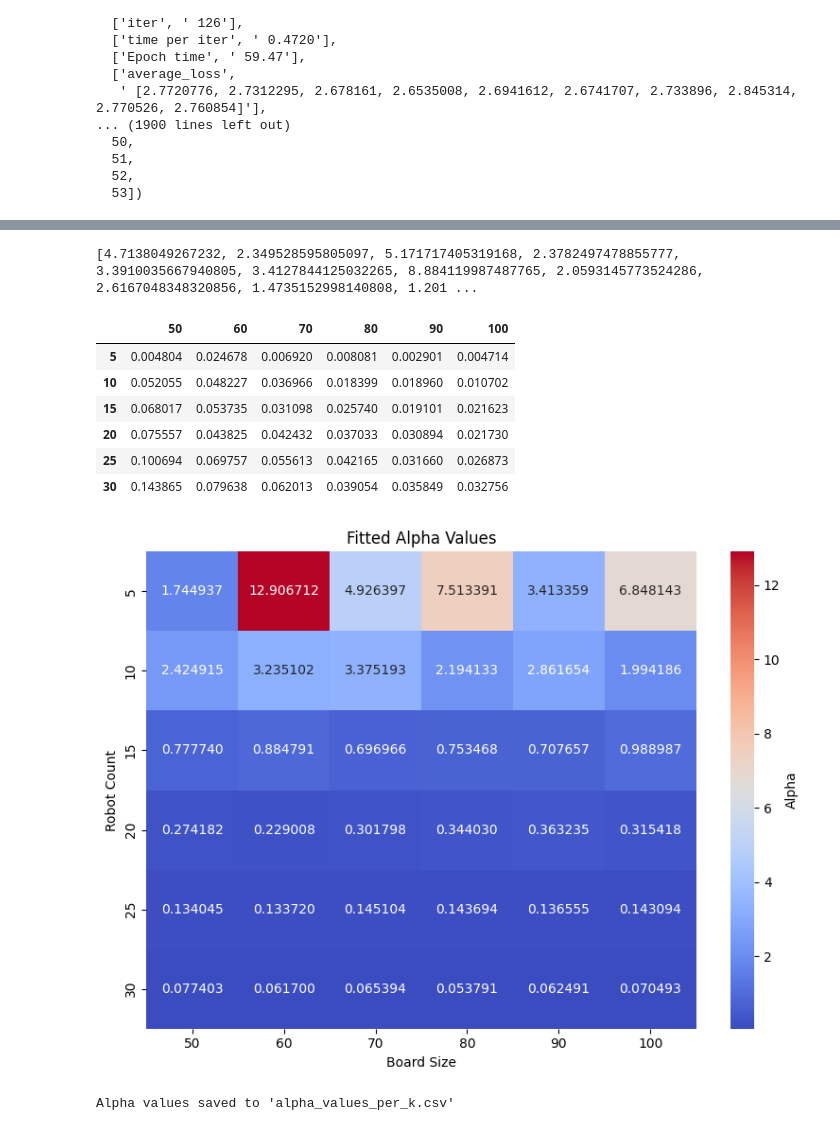
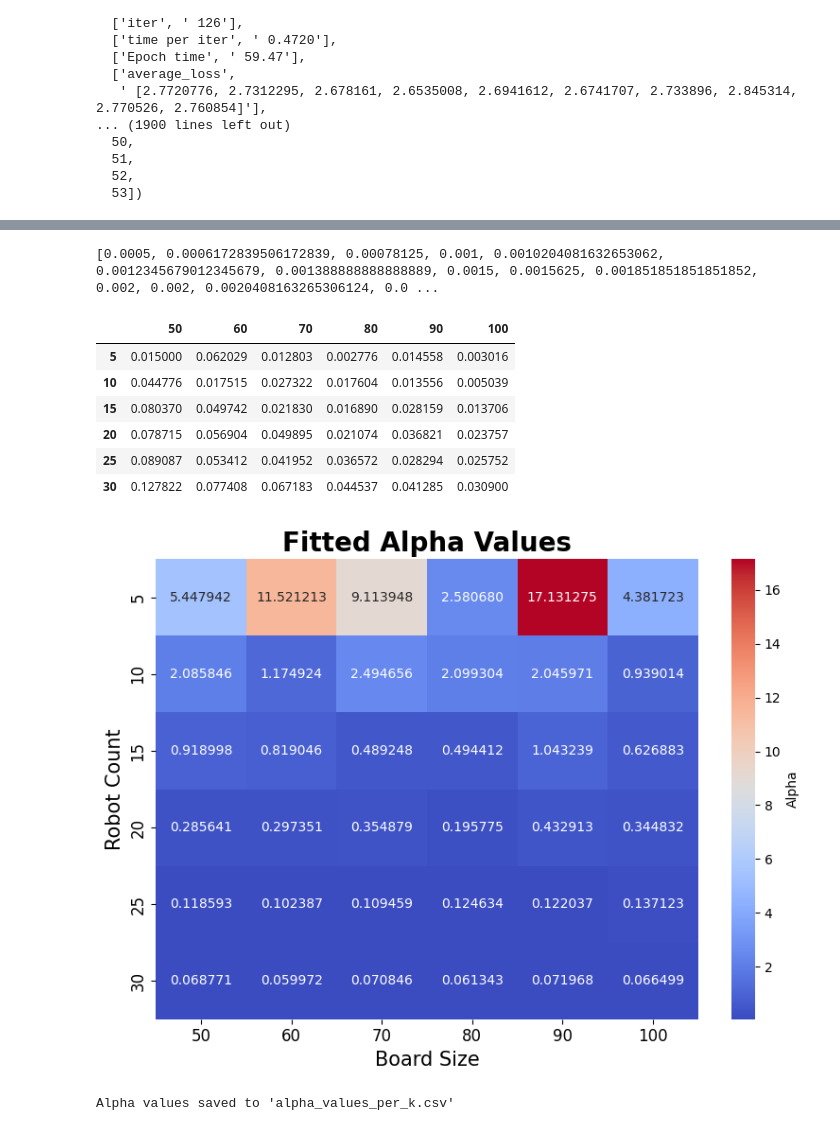
Before and after one commit to Death-Raider/Personal_Projects, a Jupyter notebook: GoalChasing_QLearning/output_processing.ipynb, the cells around one changed output, grey strips where cells are left out. Cells and saved outputs as stored; diff of their text form; code cells hidden in the pictures.

```diff
--- a/GoalChasing_QLearning/output_processing.ipynb
+++ b/GoalChasing_QLearning/output_processing.ipynb
@@ -55,3 +67,15 @@ for i in range(N):
+# %%
+map_fonts = {
+   'title' : {'fontsize': 20, 'fontweight': 'bold', 'color': 'black'},
+   'xlabel' : {'fontsize': 15, 'fontweight': 'medium', 'color': 'black'},
+   'ylabel' : {'fontsize': 15, 'fontweight': 'medium', 'color': 'black'},
+   'xtick' : {'fontsize': 12, 'fontweight': 'medium', 'color': 'black'},
+   'ytick' : {'fontsize': 12, 'fontweight': 'medium', 'color': 'black'},
+   'legend' : {'fontsize': 12, 'loc': 'upper right' },
+   'cbar_tick' : {'labelsize': 9, 'size': 5},
+   'cbar_label' : {'fontsize': 12, 'fontweight': 'medium', 'color': 'black' },
+   'heatmap_annot' : {'fontsize': 18, 'fontweight': 'medium' }
+}
 # %%
 # Predefine consistent colors for each robot
 num_robots = max(loss_data_dict[i]['robot_count'] for i in range(N))
@@ -118,4 +154,7 @@ plt.show()
 # %%
+x_collision_df = pd.read_csv("x_evaluation.csv", index_col=0)
+x_collision_std_df = pd.read_csv("x_evaluation_std.csv", index_col=0)
+
 collision_df = pd.read_csv("evaluation.csv", index_col=0)
 collision_std_df = pd.read_csv("evaluation_std.csv", index_col=0)
 
@@ -351,17 +578,17 @@ plt.show()
 # %%
-print(supression)
+print(x)
 # %% [output]
-[4.7138049267232, 2.349528595805097, 5.171717405319168, 2.3782497478855777, 3.3910035667940805, 3.4127844125032265, 8.884119987487765, 2.0593145773524286, 2.6167048348320856, 1.4735152998140808, 1.201 ...
+[0.0005, 0.0006172839506172839, 0.00078125, 0.001, 0.0010204081632653062, 0.0012345679012345679, 0.001388888888888889, 0.0015, 0.0015625, 0.001851851851851852, 0.002, 0.002, 0.0020408163265306124, 0.0 ...
 # %%
-collision_data['emperical']
+collision_data['empirical']
 # %% [output]
 |  | 50 | 60 | 70 | 80 | 90 | 100 |
-| 5 | 0.004804 | 0.024678 | 0.006920 | 0.008081 | 0.002901 | 0.004714 |
-| 10 | 0.052055 | 0.048227 | 0.036966 | 0.018399 | 0.018960 | 0.010702 |
-| 15 | 0.068017 | 0.053735 | 0.031098 | 0.025740 | 0.019101 | 0.021623 |
-| 20 | 0.075557 | 0.043825 | 0.042432 | 0.037033 | 0.030894 | 0.021730 |
-| 25 | 0.100694 | 0.069757 | 0.055613 | 0.042165 | 0.031660 | 0.026873 |
-| 30 | 0.143865 | 0.079638 | 0.062013 | 0.039054 | 0.035849 | 0.032756 |
+| 5 | 0.015000 | 0.062029 | 0.012803 | 0.002776 | 0.014558 | 0.003016 |
+| 10 | 0.044776 | 0.017515 | 0.027322 | 0.017604 | 0.013556 | 0.005039 |
+| 15 | 0.080370 | 0.049742 | 0.021830 | 0.016890 | 0.028159 | 0.013706 |
+| 20 | 0.078715 | 0.056904 | 0.049895 | 0.021074 | 0.036821 | 0.023757 |
+| 25 | 0.089087 | 0.053412 | 0.041952 | 0.036572 | 0.028294 | 0.025752 |
+| 30 | 0.127822 | 0.077408 | 0.067183 | 0.044537 | 0.041285 | 0.030900 |
 # %%
 N_values = [5, 10, 15, 20, 25, 30]
 beta_values = [50, 60, 70, 80, 90, 100]
@@ -376,42 +603,44 @@ def compute_alpha(emp_pressure, beta, N):
     return (emp_pressure * A) / k_sum if k_sum > 0 else 0.0
 
 # Aggregate Emp_k to get total empirical pressure
-total_emp_pressure = collision_data['emperical']
+total_emp_pressure = collision_data['empirical']
 # Compute alpha for each (N, beta)
 results = []
 for rc in total_emp_pressure.index:
     for bc in total_emp_pressure.columns:
 
         N = int(rc)
         beta = int(bc)
         emp_pressure = total_emp_pressure.loc[rc,bc]
         alpha = compute_alpha(emp_pressure, beta, N)
         results.append({
             'N': N,
             'beta': beta,
             'alpha': alpha
         })
 
 # Create DataFrame
 df_alpha = pd.DataFrame(results)
 
 # Pivot for heatmap
 pivot_alpha = df_alpha.pivot(index='N', columns='beta', values='alpha')
 
 # Heatmap
 plt.figure(figsize=(8, 6))
 sns.heatmap(pivot_alpha, annot=True, fmt='.6f', cmap='coolwarm', cbar_kws={'label': 'Alpha'})
-plt.title('Fitted Alpha Values')
-plt.xlabel('Board Size')
-plt.ylabel('Robot Count')
+plt.title('Fitted Alpha Values', fontdict=map_fonts['title'])
+plt.xlabel('Board Size', fontdict=map_fonts['xlabel'])
+plt.ylabel('Robot Count', fontdict=map_fonts['ylabel'])
+plt.xticks(**map_fonts['xtick'])
+plt.yticks(**map_fonts['ytick'])
 plt.tight_layout()
 plt.show()
 
 # Save to CSV
 df_alpha.to_csv('alpha_values_per_k.csv', index=False)
 print("Alpha values saved to 'alpha_values_per_k.csv'")
 # %% [output]
-[figure, old version]
+[figure, new version]
 Alpha values saved to 'alpha_values_per_k.csv'
 # %%
 import numpy as np
```
Also changed, not shown: parts of 31 cells of this notebook, 57 other files.
